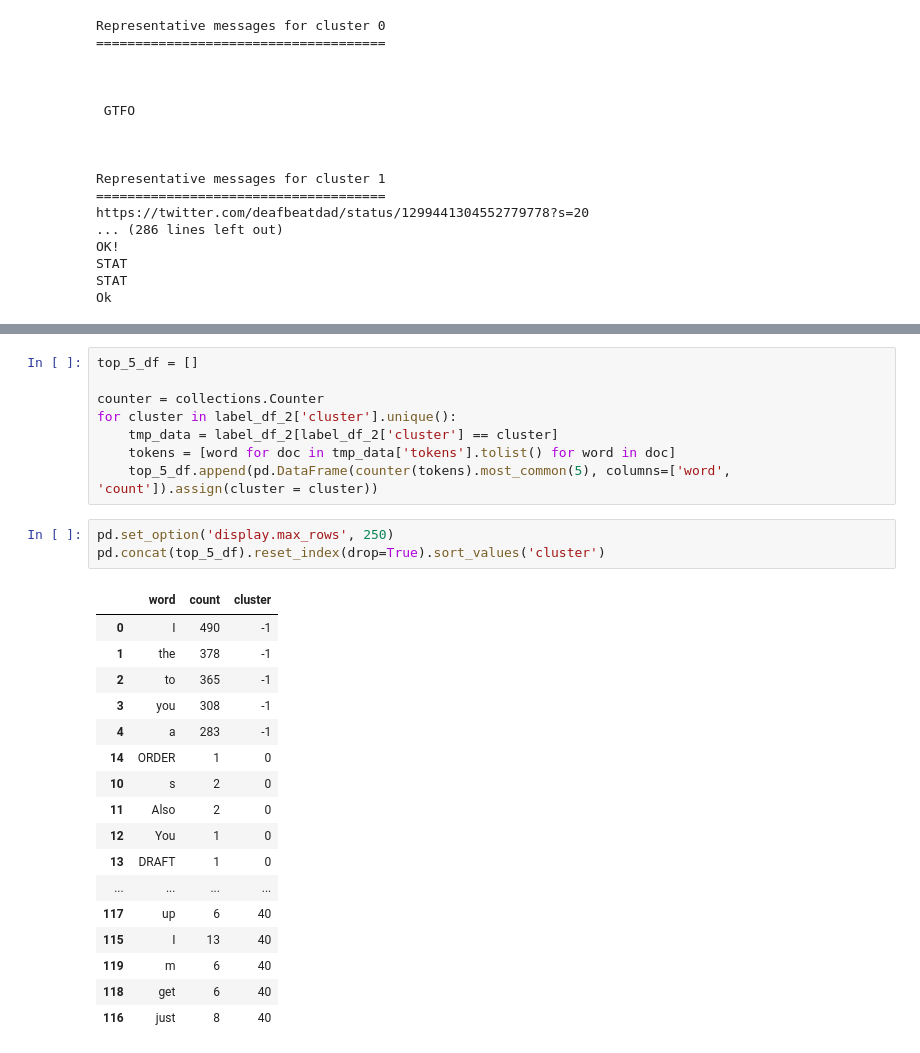
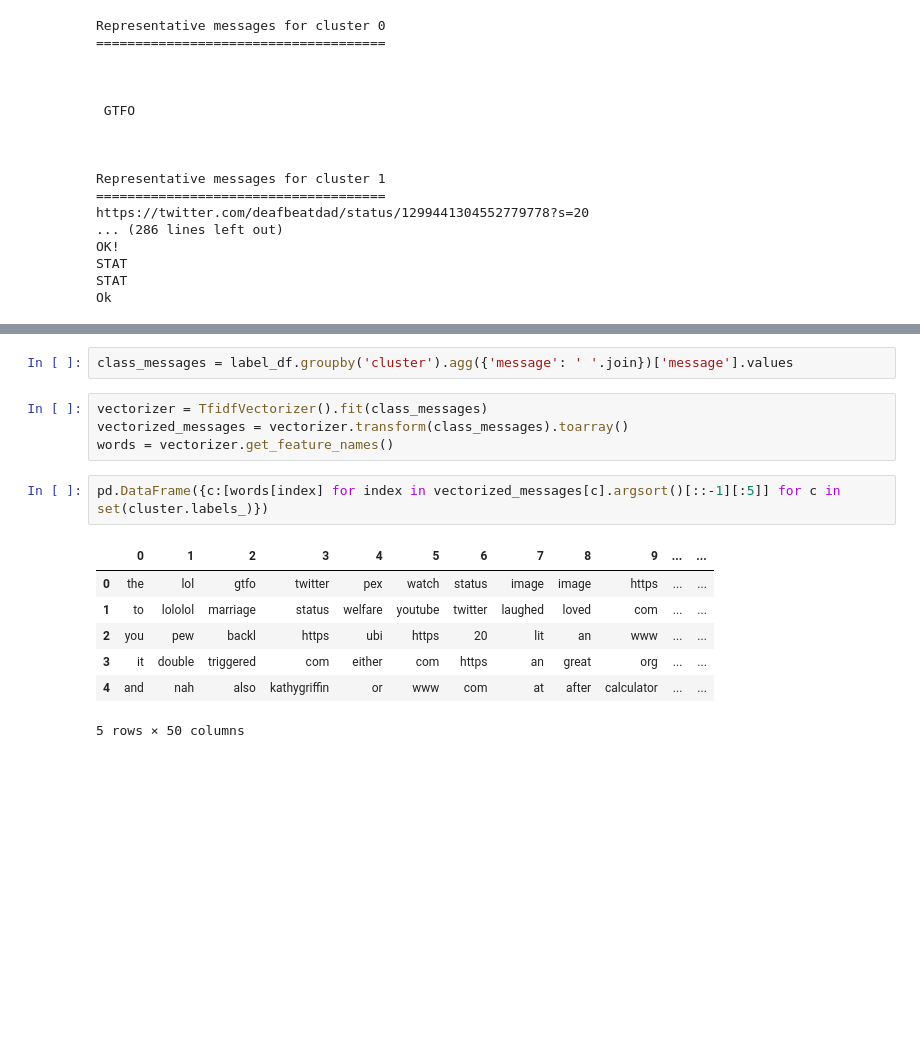
Before and after one commit to smwitkowski/iMessage-Analysis, a Jupyter notebook: notebooks/02-switkowski-topic-modeling.ipynb, the cells around one changed output, grey strips where cells are left out. Drawn from its saved outputs; the diff is of its cells as text; blank space fills up the shorter version.

Commit message:
Developed a TFIDF summary for each cluster

```diff
--- a/notebooks/02-switkowski-topic-modeling.ipynb
+++ b/notebooks/02-switkowski-topic-modeling.ipynb
@@ -242,29 +128,16 @@ tokens
-# %%
-top_5_df = []
-
-counter = collections.Counter
-for cluster in label_df_2['cluster'].unique():
-    tmp_data = label_df_2[label_df_2['cluster'] == cluster]
-    tokens = [word for doc in tmp_data['tokens'].tolist() for word in doc]
-    top_5_df.append(pd.DataFrame(counter(tokens).most_common(5), columns=['word', 'count']).assign(cluster = cluster))
-# %%
-pd.set_option('display.max_rows', 250)
-pd.concat(top_5_df).reset_index(drop=True).sort_values('cluster')
-# %% [output]
-|  | word | count | cluster |
-| 0 | I | 490 | -1 |
-| 1 | the | 378 | -1 |
-| 2 | to | 365 | -1 |
-| 3 | you | 308 | -1 |
-| 4 | a | 283 | -1 |
-| 14 | ORDER | 1 | 0 |
-| 10 | s | 2 | 0 |
-| 11 | Also | 2 | 0 |
-| 12 | You | 1 | 0 |
-| 13 | DRAFT | 1 | 0 |
-| ... | ... | ... | ... |
-| 117 | up | 6 | 40 |
-| 115 | I | 13 | 40 |
-| 119 | m | 6 | 40 |
-| 118 | get | 6 | 40 |
-| 116 | just | 8 | 40 |
+# %%
+class_messages = label_df.groupby('cluster').agg({'message': ' '.join})['message'].values
+# %%
+vectorizer = TfidfVectorizer().fit(class_messages)
+vectorized_messages = vectorizer.transform(class_messages).toarray()
+words = vectorizer.get_feature_names()
+# %%
+pd.DataFrame({c:[words[index] for index in vectorized_messages[c].argsort()[::-1][:5]] for c in set(cluster.labels_)})
+# %% [output]
+|  | 0 | 1 | 2 | 3 | 4 | 5 | 6 | 7 | 8 | 9 | ... | ... |
+| 0 | the | lol | gtfo | twitter | pex | watch | status | image | image | https | ... | ... |
+| 1 | to | lololol | marriage | status | welfare | youtube | twitter | laughed | loved | com | ... | ... |
+| 2 | you | pew | backl | https | ubi | https | 20 | lit | an | www | ... | ... |
+| 3 | it | double | triggered | com | either | com | https | an | great | org | ... | ... |
+| 4 | and | nah | also | kathygriffin | or | www | com | at | after | calculator | ... | ... |
+5 rows × 50 columns
```
Also changed, not shown: parts of 21 cells of this notebook.
